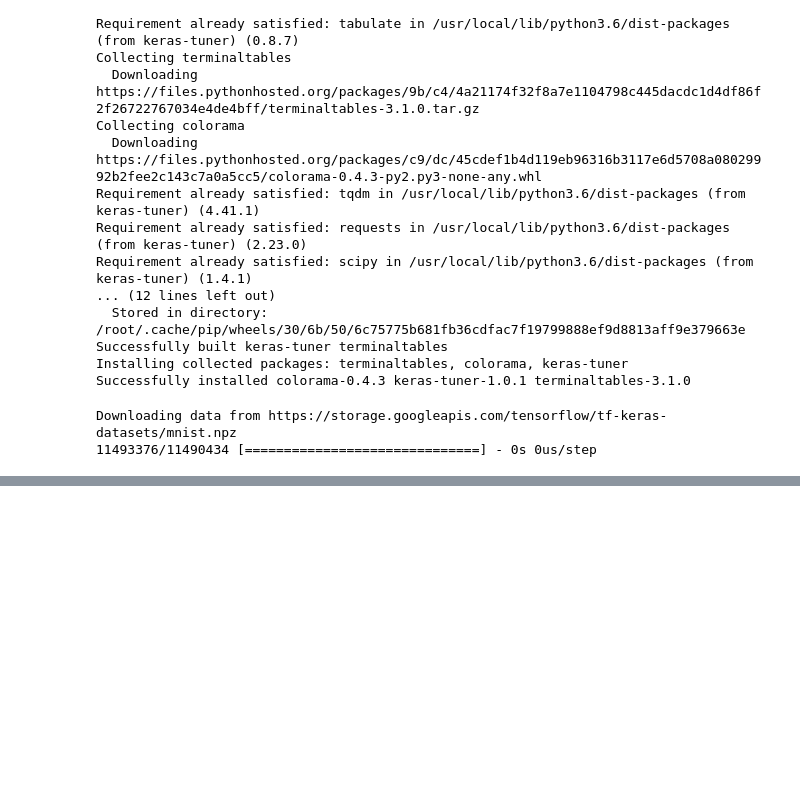
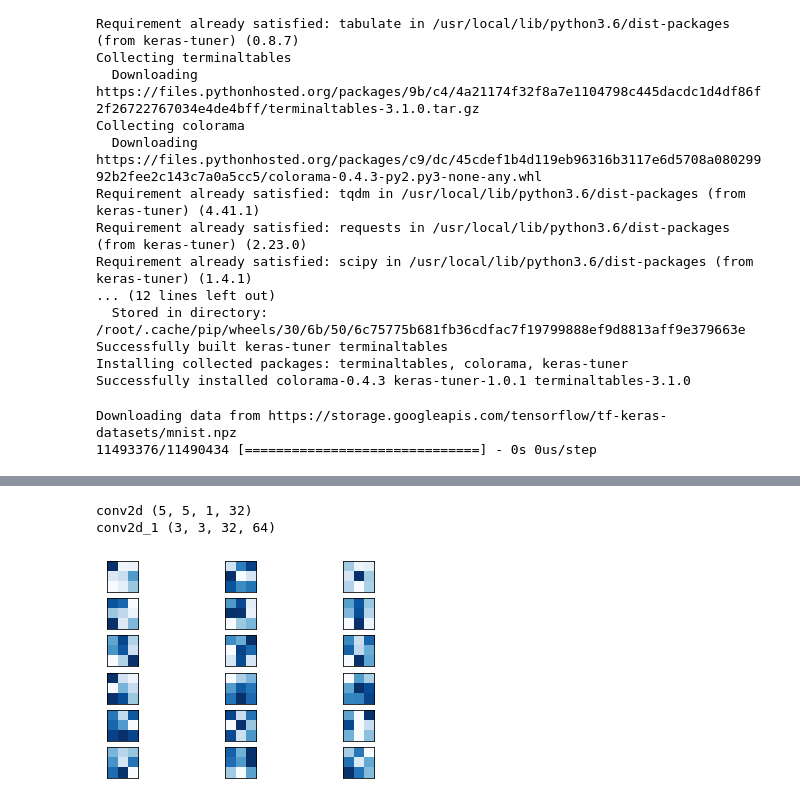
Before and after one commit to Ashishkumarpanda/Train-Plot-CNN-layer, a Jupyter notebook: Hidddenlayercheck.ipynb, the cells around one changed output, grey strips where cells are left out. Cells and saved outputs as stored; diff of their text form; code cells hidden in the pictures; blank space fills up the shorter version.

```diff
--- a/Hidddenlayercheck.ipynb
+++ b/Hidddenlayercheck.ipynb
@@ -154,0 +159,38 @@ accuracy is= 99.09 %
+# %%
+#check the layers
+for layer in model.layers:
+  #check layers other than convoluition layer
+  if 'conv' not in layer.name:
+    continue
+    #get weights of layers
+  filters,bias=layer.get_weights()
+  print(layer.name,filters.shape)
+# %% [output]
+conv2d (5, 5, 1, 32)
+conv2d_1 (3, 3, 32, 64)
+# %%
+#get weights of second hidden layer
+filters,bias=model.layers[1].get_weights()
+# %%
+#range the values of filter between 0&1 to visualize them
+f_min,f_max=filters.min(),filters.max()
+filters=(filters-f_min)/(f_max-f_min)
+# %%
+# plot first few filters
+n_filters, ix = 6, 1
+for i in range(n_filters):
+	# get the filter
+	f = filters[:, :, :, i]
+	# plot each channel separately
+	for j in range(3):
+		# specify subplot and turn of axis
+		ax = plt.subplot(n_filters, 3, ix)
+		ax.set_xticks([])
+		ax.set_yticks([])
+		# plot filter channel in grayscale
+		plt.imshow(f[:, :, j], cmap='Blues')
+		ix += 1
+# show the figure
+plt.show()
+# %% [output]
+[figure, added]
```
Also changed, not shown: parts of 7 cells of this notebook.
